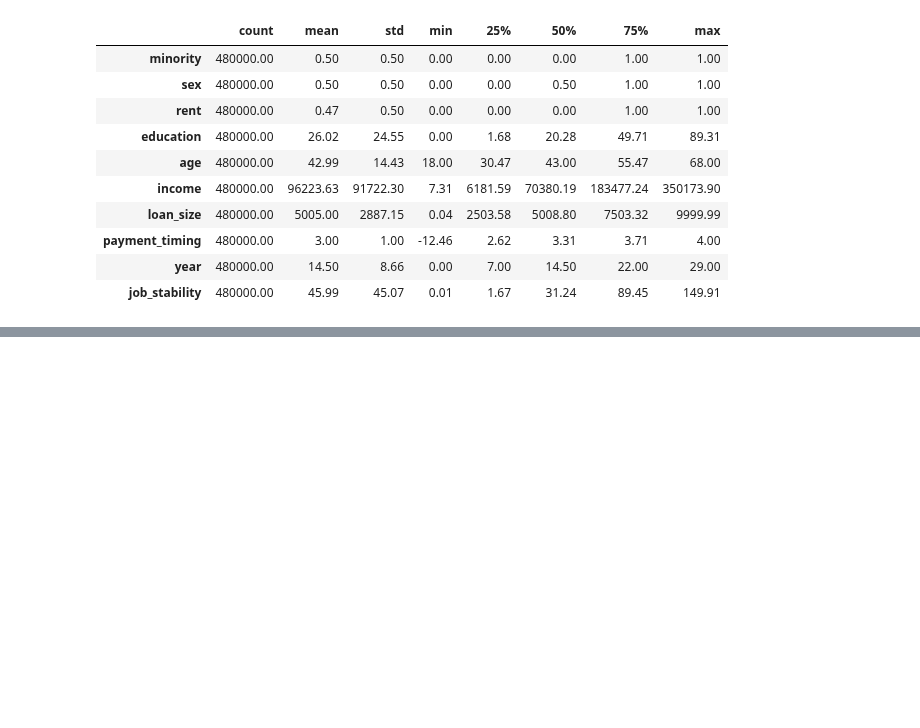
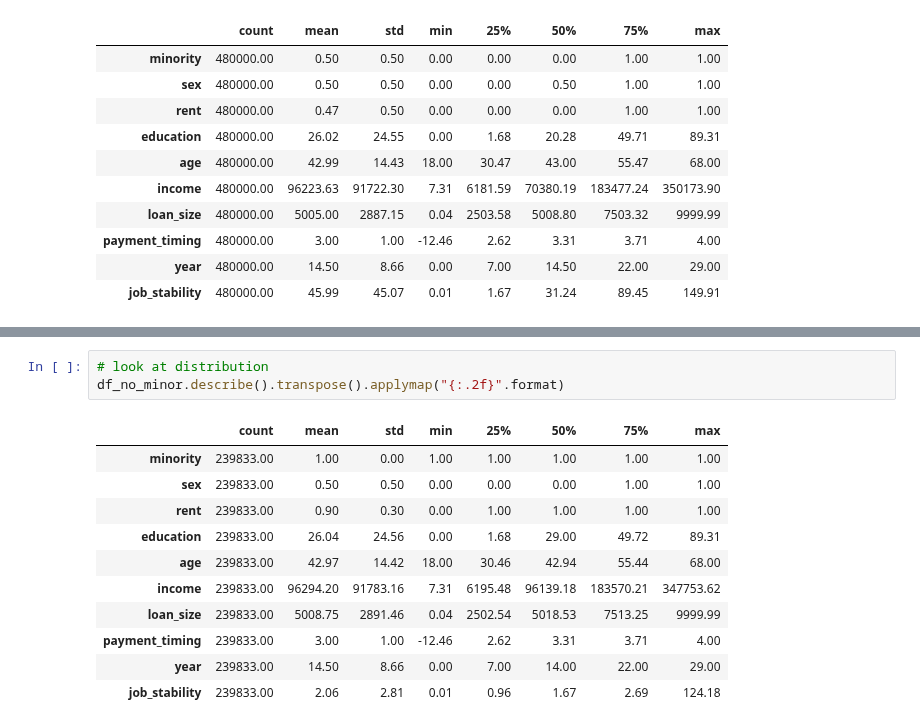
Before and after one commit to NiklasSabel/Industrial-Applications-of-Artificial-Intelligence, a Jupyter notebook: notebooks/Tertiary Sector/Bias in Credit Decisions.ipynb, the cells around one changed output, grey strips where cells are left out. Drawn from its saved outputs; the diff is of its cells as text; blank space fills up the shorter version.

```diff
--- a/notebooks/Tertiary Sector/Bias in Credit Decisions.ipynb
+++ b/notebooks/Tertiary Sector/Bias in Credit Decisions.ipynb
@@ -94,0 +175,15 @@ df_test.describe().transpose().applymap("{:.2f}".format)
+# %%
+# look at distribution
+df_no_minor.describe().transpose().applymap("{:.2f}".format)
+# %% [output]
+|  | count | mean | std | min | 25% | 50% | 75% | max |
+| minority | 239833.00 | 1.00 | 0.00 | 1.00 | 1.00 | 1.00 | 1.00 | 1.00 |
+| sex | 239833.00 | 0.50 | 0.50 | 0.00 | 0.00 | 0.00 | 1.00 | 1.00 |
+| rent | 239833.00 | 0.90 | 0.30 | 0.00 | 1.00 | 1.00 | 1.00 | 1.00 |
+| education | 239833.00 | 26.04 | 24.56 | 0.00 | 1.68 | 29.00 | 49.72 | 89.31 |
+| age | 239833.00 | 42.97 | 14.42 | 18.00 | 30.46 | 42.94 | 55.44 | 68.00 |
+| income | 239833.00 | 96294.20 | 91783.16 | 7.31 | 6195.48 | 96139.18 | 183570.21 | 347753.62 |
+| loan_size | 239833.00 | 5008.75 | 2891.46 | 0.04 | 2502.54 | 5018.53 | 7513.25 | 9999.99 |
+| payment_timing | 239833.00 | 3.00 | 1.00 | -12.46 | 2.62 | 3.31 | 3.71 | 4.00 |
+| year | 239833.00 | 14.50 | 8.66 | 0.00 | 7.00 | 14.00 | 22.00 | 29.00 |
+| job_stability | 239833.00 | 2.06 | 2.81 | 0.01 | 0.96 | 1.67 | 2.69 | 124.18 |
```
Also changed, not shown: parts of 20 cells of this notebook.
